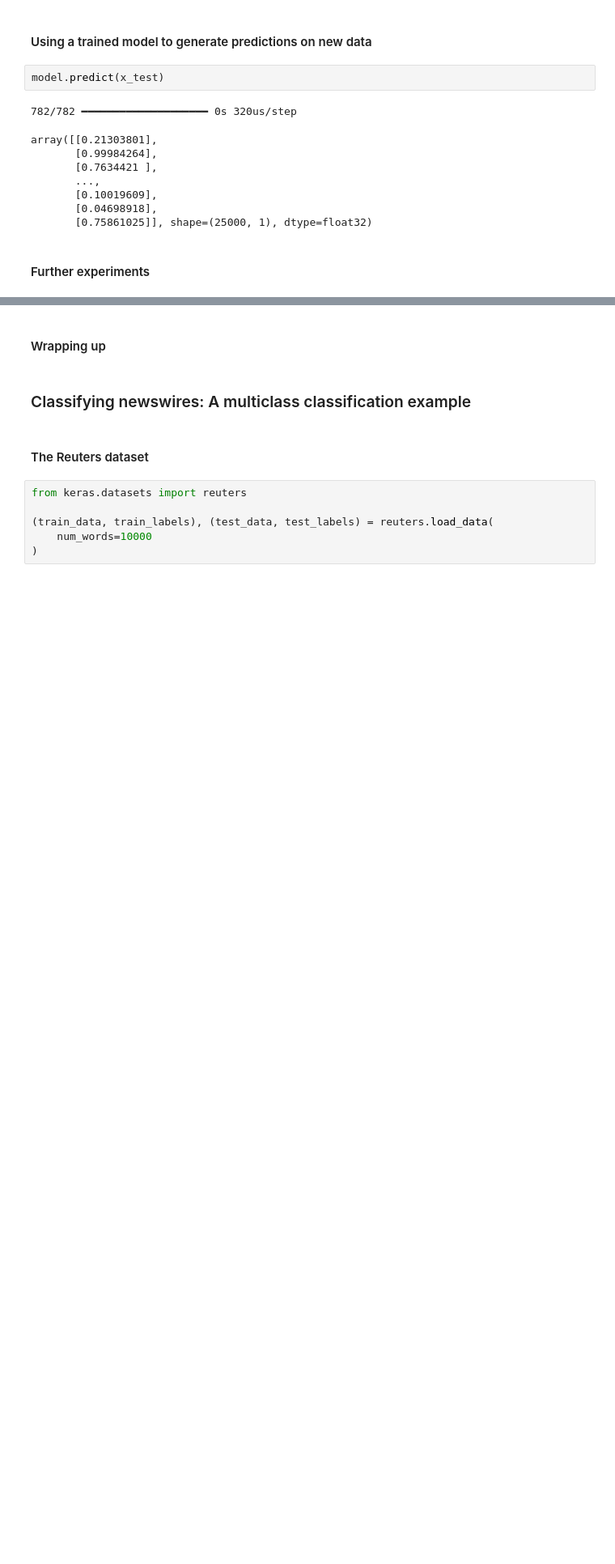
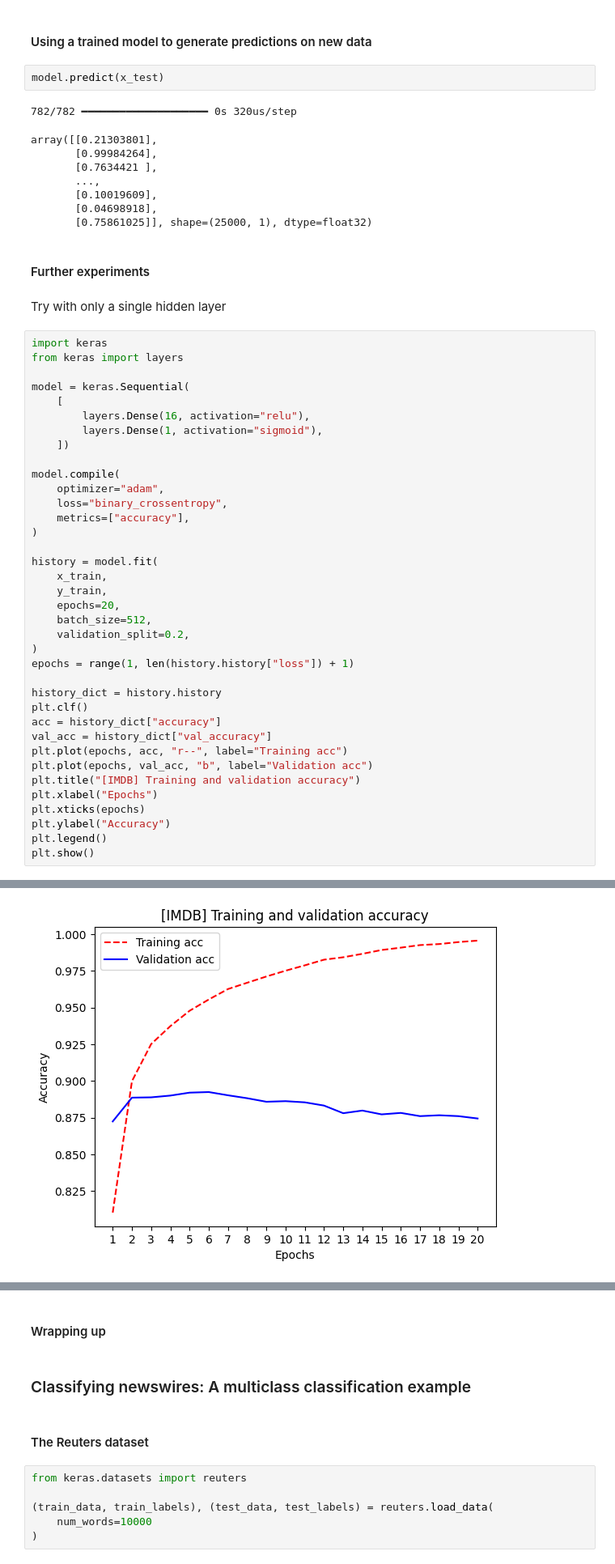
Before and after one commit to DrEntropy/deep-learning-with-python-notebooks, a Jupyter notebook: chapter04_classification-and-regression.ipynb, the cells around one changed output, grey strips where cells are left out. Shown at 81% size. Drawn from its saved outputs; the diff is of its cells as text; blank space fills up the shorter version.

Commit message:
Try single hidden layer on simple classification

```diff
--- a/chapter04_classification-and-regression.ipynb
+++ b/chapter04_classification-and-regression.ipynb
@@ -258,3 +252,43 @@ array([[0.21303801],
        [0.75861025]], shape=(25000, 1), dtype=float32)
 # %% [markdown]
 #### Further experiments
+# %% [markdown]
+Try with only a single hidden layer
+# %%
+import keras
+from keras import layers
+
+model = keras.Sequential(
+    [
+        layers.Dense(16, activation="relu"),
+        layers.Dense(1, activation="sigmoid"),
+    ])
+
+model.compile(
+    optimizer="adam",
+    loss="binary_crossentropy",
+    metrics=["accuracy"],
+)
+
+history = model.fit(
+    x_train,
+    y_train,
+    epochs=20,
+    batch_size=512,
+    validation_split=0.2,
+)
+epochs = range(1, len(history.history["loss"]) + 1)
+
+history_dict = history.history
+plt.clf()
+acc = history_dict["accuracy"]
+val_acc = history_dict["val_accuracy"]
+plt.plot(epochs, acc, "r--", label="Training acc")
+plt.plot(epochs, val_acc, "b", label="Validation acc")
+plt.title("[IMDB] Training and validation accuracy")
+plt.xlabel("Epochs")
+plt.xticks(epochs)
+plt.ylabel("Accuracy")
+plt.legend()
+plt.show()
+# %% [output]
@@ -260,0 +312 @@ array([[0.21303801],
+[figure, added]
```
Also changed, not shown: parts of 9 cells of this notebook.
